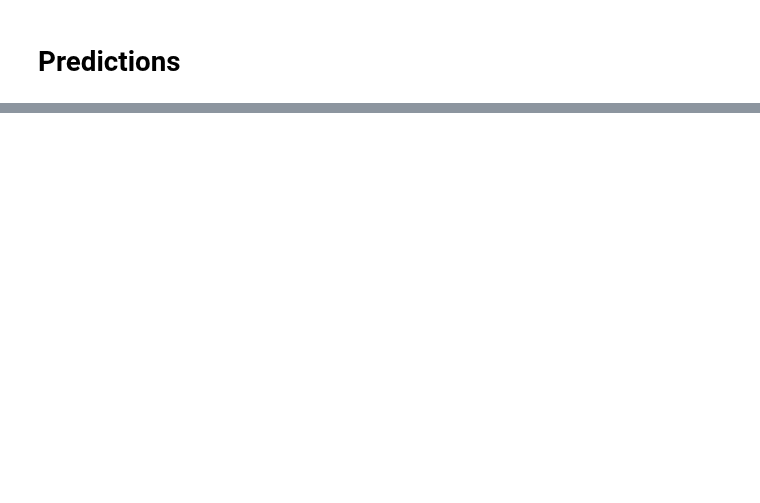
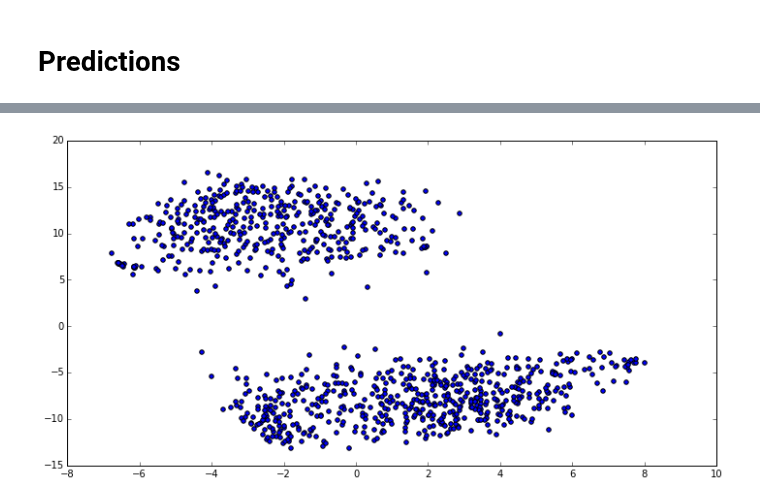
Before and after one commit to eric-czech/portfolio, a Jupyter notebook: demonstrative/python/notebooks/meetups/genomics_analytics/1_data_modeling.ipynb, the cells around one changed output, grey strips where cells are left out. Cells and saved outputs as stored; diff of their text form; code cells hidden in the pictures; blank space fills up the shorter version.

```diff
--- a/demonstrative/python/notebooks/meetups/genomics_analytics/1_data_modeling.ipynb
+++ b/demonstrative/python/notebooks/meetups/genomics_analytics/1_data_modeling.ipynb
@@ -279,5 +262,6 @@ d_tr, d_ho = gnd.load_dataset(n_ho)
 # %%
 cors = d_tr.corr()
 # %%
-from sklearn.manifold import TSNE
-tsne = TSNE().fit_transform(d_tr.T)
+from sklearn.manifold import TSNE, MDS
+#tsne = TSNE().fit_transform(d_tr.T)
+mds = MDS().fit_transform(cors)
@@ -284,2 +272,5 @@ tsne = TSNE().fit_transform(d_tr.T)
 # %%
-plt.scatter(tsne[:, 0], tsne[:, 1])
+plt.scatter(mds[:, 0], mds[:, 1])
+plt.gcf().set_size_inches(12, 6)
+# %% [output]
+[figure, added]
```
Also changed, not shown: parts of 17 cells of this notebook, 25 other files.
